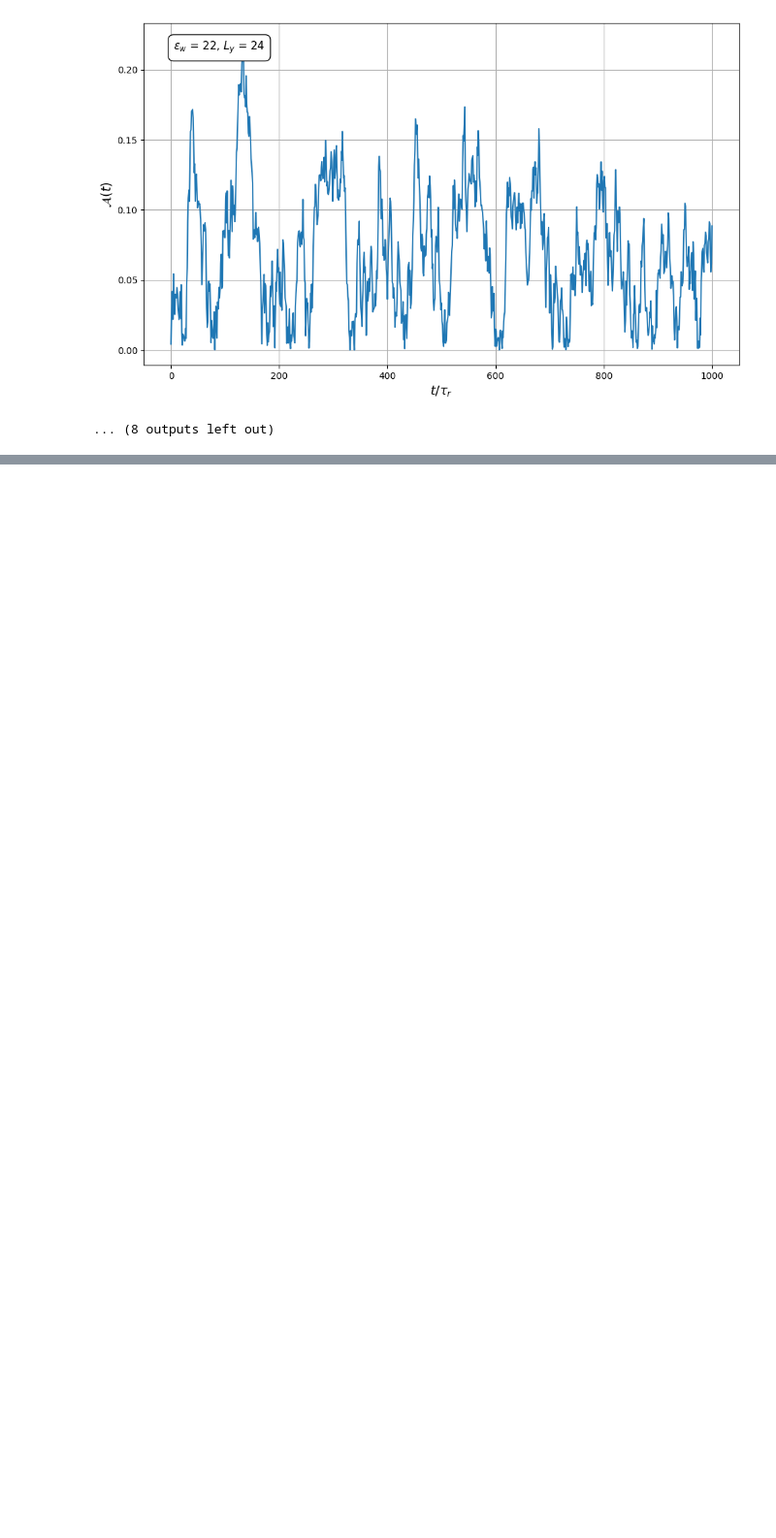
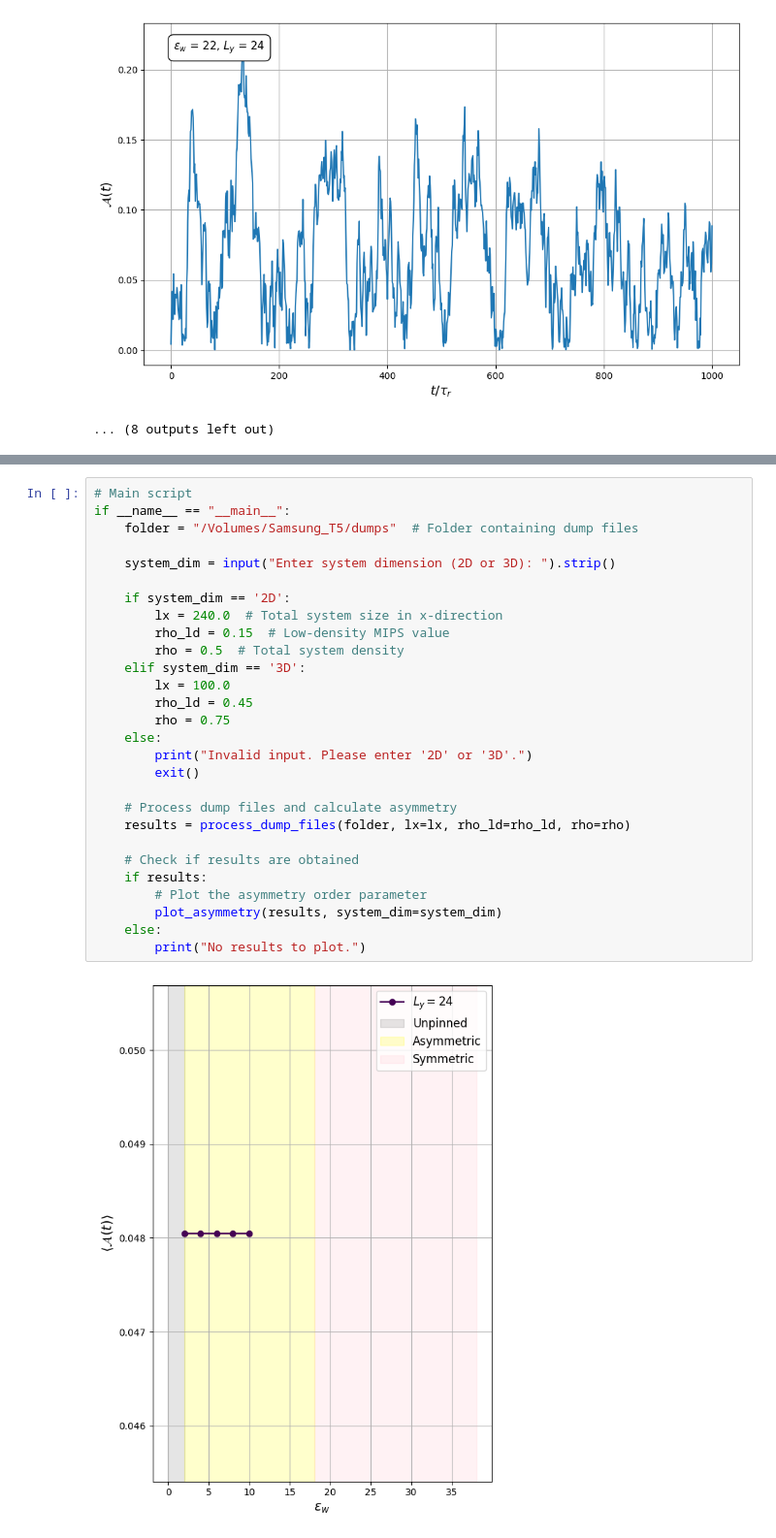
Before and after one commit to sohyuniverse/active-drying, a Jupyter notebook: models/analysis.ipynb, the cells around one changed output, grey strips where cells are left out. Shown at 97% size. Drawn from its saved outputs; the diff is of its cells as text; blank space fills up the shorter version.

```diff
--- a/models/analysis.ipynb
+++ b/models/analysis.ipynb
@@ -458,0 +650,30 @@ Computed tau_r (persistence time): 104.16666666666667
+# %%
+# Main script
+if __name__ == "__main__":
+    folder = "/Volumes/Samsung_T5/dumps"  # Folder containing dump files
+
+    system_dim = input("Enter system dimension (2D or 3D): ").strip()
+
+    if system_dim == '2D':
+        lx = 240.0  # Total system size in x-direction
+        rho_ld = 0.15  # Low-density MIPS value
+        rho = 0.5  # Total system density
+    elif system_dim == '3D':
+        lx = 100.0
+        rho_ld = 0.45
+        rho = 0.75
+    else:
+        print("Invalid input. Please enter '2D' or '3D'.")
+        exit()
+
+    # Process dump files and calculate asymmetry
+    results = process_dump_files(folder, lx=lx, rho_ld=rho_ld, rho=rho)
+
+    # Check if results are obtained
+    if results:
+        # Plot the asymmetry order parameter
+        plot_asymmetry(results, system_dim=system_dim)
+    else:
+        print("No results to plot.")
+# %% [output]
+[figure, added]
```
Also changed, not shown: parts of 5 cells of this notebook, 4 other files.
